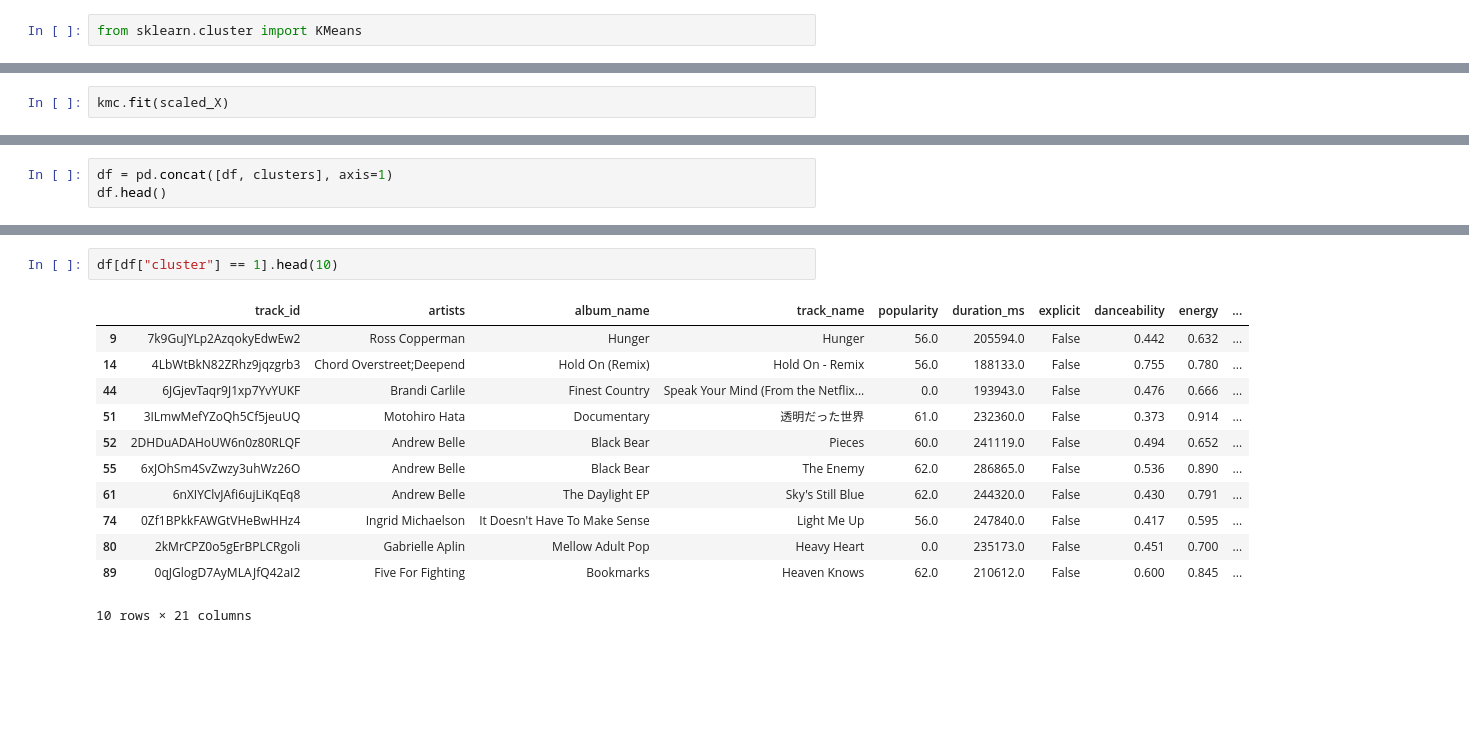
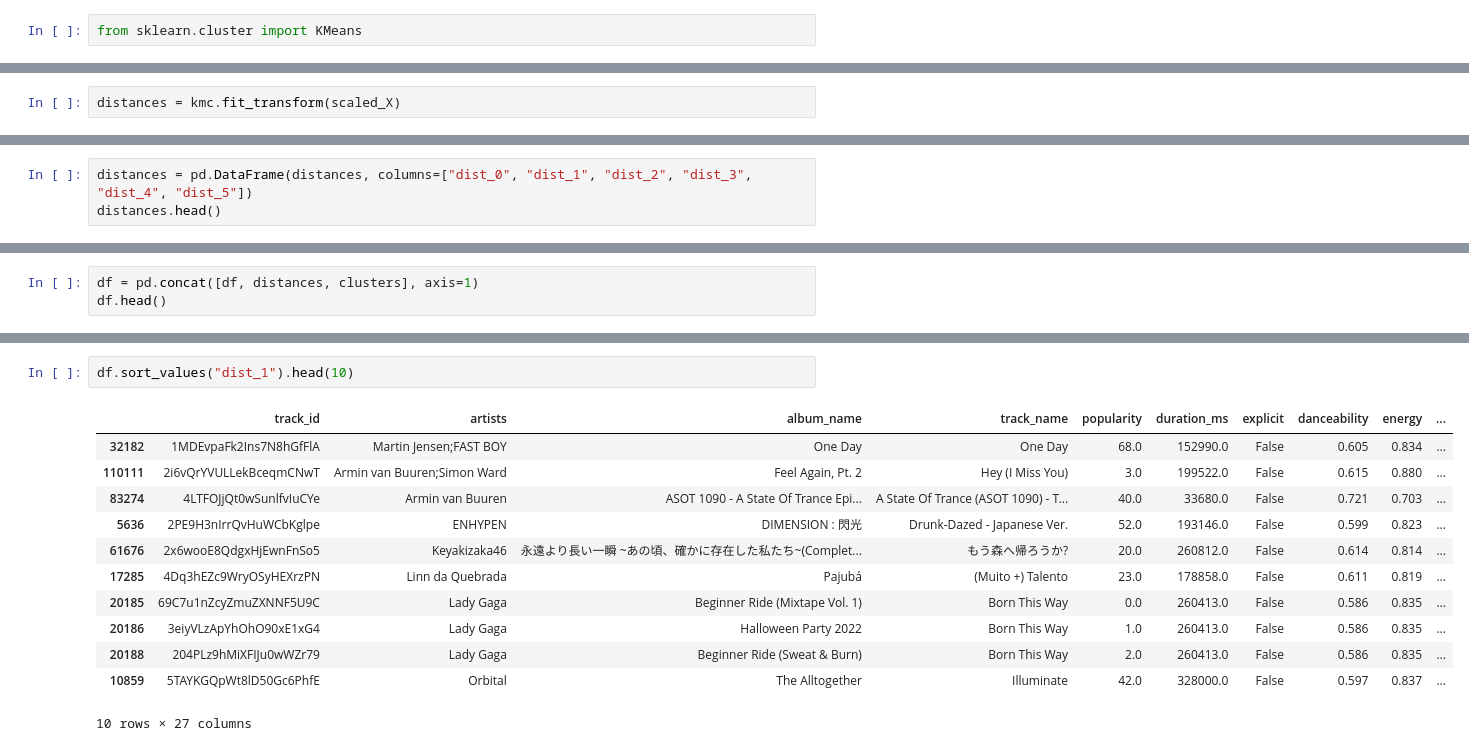
Before and after one commit to sahilalamgir/playlist-generator, a Jupyter notebook: main.ipynb, the cells around one changed output, grey strips where cells are left out. Saved outputs shown, nothing was run; the diff lists cells and outputs as text; blank space fills up the shorter version.

```diff
--- a/main.ipynb
+++ b/main.ipynb
@@ -221,2 +220,0 @@ kmc = KMeans(n_clusters=4)
-# %%
-kmc.fit(scaled_X)
@@ -225,3 +221,5 @@ KMeans(n_clusters=4)
+# %%
+distances = kmc.fit_transform(scaled_X)
 # %%
 kmc.cluster_centers_
 # %% [output]
@@ -245,0 +254,3 @@ clusters.head()
+# %%
+distances = pd.DataFrame(distances, columns=["dist_0", "dist_1", "dist_2", "dist_3", "dist_4", "dist_5"])
+distances.head()
@@ -246,5 +264,5 @@ clusters.head()
 # %%
-df = pd.concat([df, clusters], axis=1)
+df = pd.concat([df, distances, clusters], axis=1)
 df.head()
 # %% [output]
 |  | track_id | artists | album_name | track_name | popularity | duration_ms | explicit | danceability | energy | ... |
@@ -292,15 +340,15 @@ df[df["cluster"] == 0].head(10)
 # %%
-df[df["cluster"] == 1].head(10)
+df.sort_values("dist_1").head(10)
 # %% [output]
 |  | track_id | artists | album_name | track_name | popularity | duration_ms | explicit | danceability | energy | ... |
-| 9 | 7k9GuJYLp2AzqokyEdwEw2 | Ross Copperman | Hunger | Hunger | 56.0 | 205594.0 | False | 0.442 | 0.632 | ... |
-| 14 | 4LbWtBkN82ZRhz9jqzgrb3 | Chord Overstreet;Deepend | Hold On (Remix) | Hold On - Remix | 56.0 | 188133.0 | False | 0.755 | 0.780 | ... |
-| 44 | 6JGjevTaqr9J1xp7YvYUKF | Brandi Carlile | Finest Country | Speak Your Mind (From the Netflix... | 0.0 | 193943.0 | False | 0.476 | 0.666 | ... |
-| 51 | 3ILmwMefYZoQh5Cf5jeuUQ | Motohiro Hata | Documentary | 透明だった世界 | 61.0 | 232360.0 | False | 0.373 | 0.914 | ... |
-| 52 | 2DHDuADAHoUW6n0z80RLQF | Andrew Belle | Black Bear | Pieces | 60.0 | 241119.0 | False | 0.494 | 0.652 | ... |
-| 55 | 6xJOhSm4SvZwzy3uhWz26O | Andrew Belle | Black Bear | The Enemy | 62.0 | 286865.0 | False | 0.536 | 0.890 | ... |
-| 61 | 6nXIYClvJAfi6ujLiKqEq8 | Andrew Belle | The Daylight EP | Sky's Still Blue | 62.0 | 244320.0 | False | 0.430 | 0.791 | ... |
-| 74 | 0Zf1BPkkFAWGtVHeBwHHz4 | Ingrid Michaelson | It Doesn't Have To Make Sense | Light Me Up | 56.0 | 247840.0 | False | 0.417 | 0.595 | ... |
-| 80 | 2kMrCPZ0o5gErBPLCRgoli | Gabrielle Aplin | Mellow Adult Pop | Heavy Heart | 0.0 | 235173.0 | False | 0.451 | 0.700 | ... |
-| 89 | 0qJGlogD7AyMLAJfQ42aI2 | Five For Fighting | Bookmarks | Heaven Knows | 62.0 | 210612.0 | False | 0.600 | 0.845 | ... |
+| 32182 | 1MDEvpaFk2Ins7N8hGfFlA | Martin Jensen;FAST BOY | One Day | One Day | 68.0 | 152990.0 | False | 0.605 | 0.834 | ... |
+| 110111 | 2i6vQrYVULLekBceqmCNwT | Armin van Buuren;Simon Ward | Feel Again, Pt. 2 | Hey (I Miss You) | 3.0 | 199522.0 | False | 0.615 | 0.880 | ... |
+| 83274 | 4LTFOJjQt0wSunlfvIuCYe | Armin van Buuren | ASOT 1090 - A State Of Trance Epi... | A State Of Trance (ASOT 1090) - T... | 40.0 | 33680.0 | False | 0.721 | 0.703 | ... |
+| 5636 | 2PE9H3nIrrQvHuWCbKglpe | ENHYPEN | DIMENSION : 閃光 | Drunk-Dazed - Japanese Ver. | 52.0 | 193146.0 | False | 0.599 | 0.823 | ... |
+| 61676 | 2x6wooE8QdgxHjEwnFnSo5 | Keyakizaka46 | 永遠より長い一瞬 ~あの頃、確かに存在した私たち~(Complet... | もう森へ帰ろうか? | 20.0 | 260812.0 | False | 0.614 | 0.814 | ... |
+| 17285 | 4Dq3hEZc9WryOSyHEXrzPN | Linn da Quebrada | Pajubá | (Muito +) Talento | 23.0 | 178858.0 | False | 0.611 | 0.819 | ... |
+| 20185 | 69C7u1nZcyZmuZXNNF5U9C | Lady Gaga | Beginner Ride (Mixtape Vol. 1) | Born This Way | 0.0 | 260413.0 | False | 0.586 | 0.835 | ... |
+| 20186 | 3eiyVLzApYhOhO90xE1xG4 | Lady Gaga | Halloween Party 2022 | Born This Way | 1.0 | 260413.0 | False | 0.586 | 0.835 | ... |
+| 20188 | 204PLz9hMiXFIJu0wWZr79 | Lady Gaga | Beginner Ride (Sweat & Burn) | Born This Way | 2.0 | 260413.0 | False | 0.586 | 0.835 | ... |
+| 10859 | 5TAYKGQpWt8lD50Gc6PhfE | Orbital | The Alltogether | Illuminate | 42.0 | 328000.0 | False | 0.597 | 0.837 | ... |
-10 rows × 21 columns
+10 rows × 27 columns
```
Also changed, not shown: parts of 40 cells of this notebook, 2 other files.
